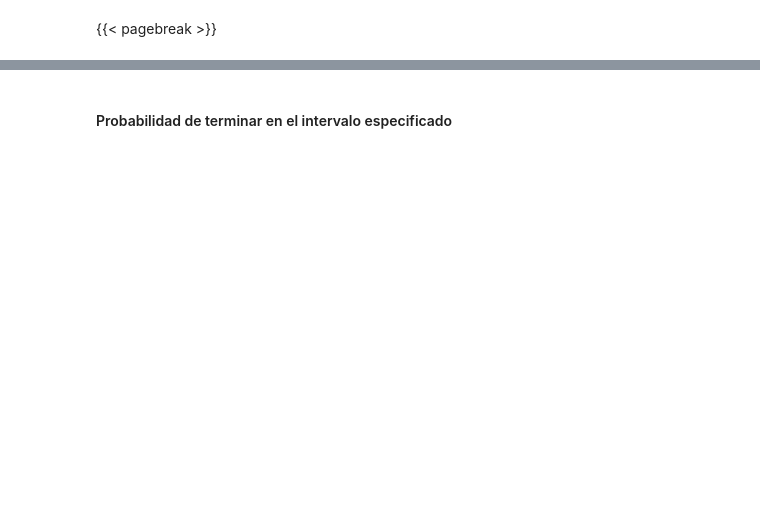
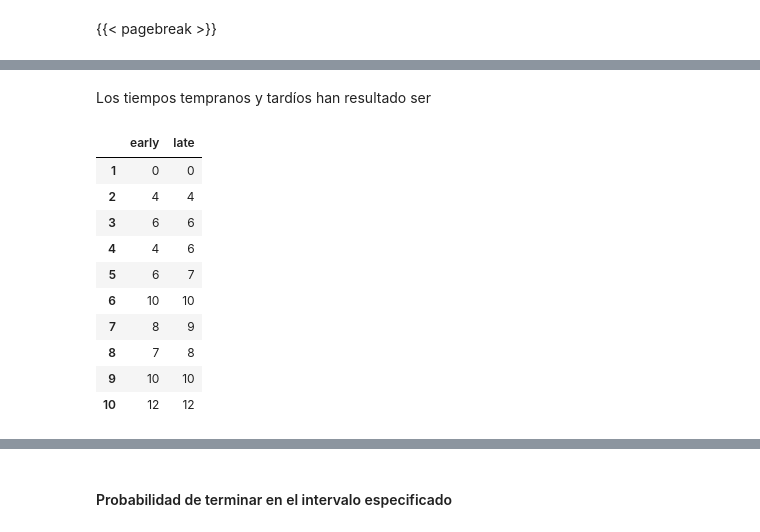
Before and after one commit to mcasl/pmULE, a Jupyter notebook: notebooks/Ejercicio_25.ipynb, the cells around one changed output, grey strips where cells are left out. Drawn from its saved outputs; the diff is of its cells as text; code cells hidden in the pictures; blank space fills up the shorter version.

```diff
--- a/notebooks/Ejercicio_25.ipynb
+++ b/notebooks/Ejercicio_25.ipynb
@@ -147,0 +162,19 @@ proyecto.pert()
+# %% [markdown]
+Los tiempos tempranos y tardíos han resultado ser
+# %%
+#| tbl-cap: "Valores de los tiempos tempranos y tardíos de los nodos"
+#| label: tbl-TempranosTardios
+resultados_pert = proyecto.calculate_pert(durations=datos_proyecto['duration'])
+resultados_pert['nodes']
+# %% [output]
+|  | early | late |
+| 1 | 0 | 0 |
+| 2 | 4 | 4 |
+| 3 | 6 | 6 |
+| 4 | 4 | 6 |
+| 5 | 6 | 7 |
+| 6 | 10 | 10 |
+| 7 | 8 | 9 |
+| 8 | 7 | 8 |
+| 9 | 10 | 10 |
+| 10 | 12 | 12 |
```
Also changed, not shown: parts of 57 cells of this notebook, 3 other files.
